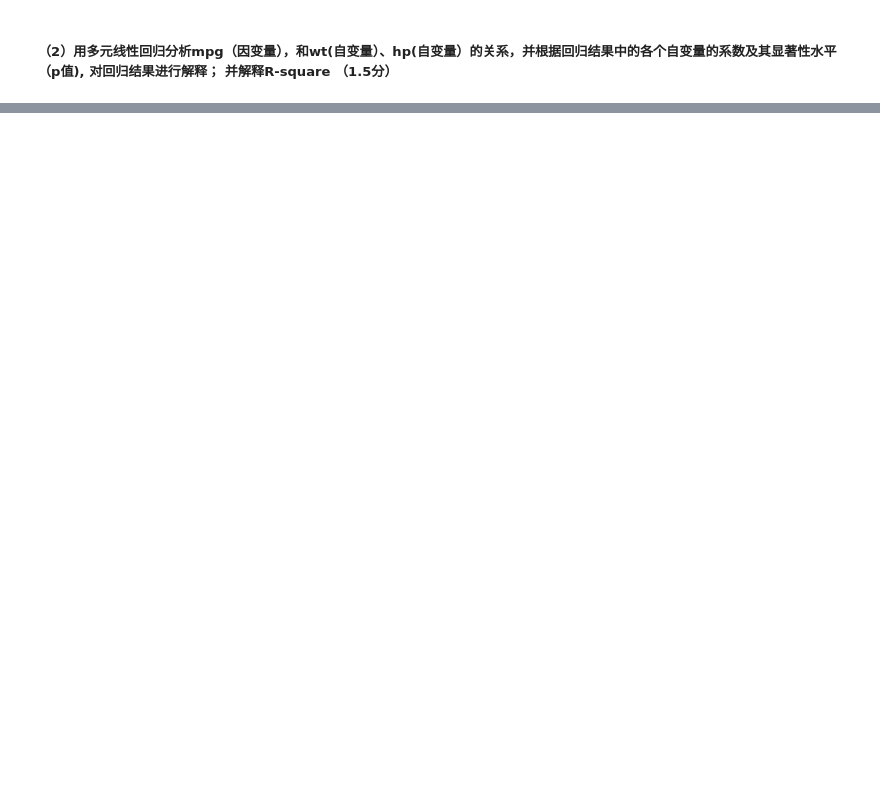
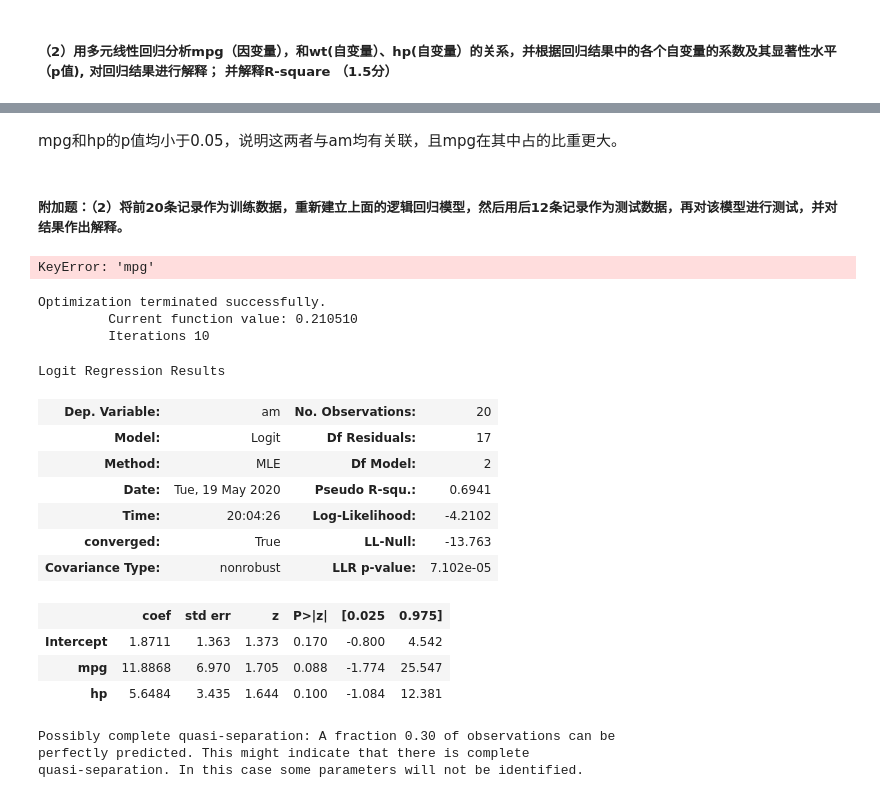
Before and after one commit to pyb0924/BI148_HW, a Jupyter notebook: Unit5HW/Unit5HW.ipynb, the cells around one changed output, grey strips where cells are left out. Cells and saved outputs as stored; diff of their text form; code cells hidden in the pictures; blank space fills up the shorter version.

```diff
--- a/Unit5HW/Unit5HW.ipynb
+++ b/Unit5HW/Unit5HW.ipynb
@@ -75,0 +169,36 @@ KendalltauResult(correlation=-0.3103724477828569, pvalue=8.600565143832718e-28)
+# %% [markdown]
+mpg和hp的p值均小于0.05，说明这两者与am均有关联，且mpg在其中占的比重更大。
+# %% [markdown]
+##### 附加题：（2）将前20条记录作为训练数据，重新建立上面的逻辑回归模型，然后用后12条记录作为测试数据，再对该模型进行测试，并对结果作出解释。
+# %%
+from sklearn.model_selection import train_test_split
+train, test = train_test_split(df, test_size=12/32)
+###Normalization
+# Assuming same lines from your example
+cols_to_norm = "mpg","hp"
+train[cols_to_norm] = train[cols_to_norm].apply(lambda x: (x - x.mean()) / (x.std()))
+test[cols_to_norm] = test[cols_to_norm].apply(lambda x: (x - x.mean()) / (x.std()))
+# %% [output]
+KeyError: 'mpg'
+# %%
+model=smf.logit('am~mpg+hp',data=train).fit()
+model.summary()
+# %% [output]
+Optimization terminated successfully.
+         Current function value: 0.210510
+         Iterations 10
+Logit Regression Results
+| Dep. Variable: | am | No. Observations: | 20 |
+| Model: | Logit | Df Residuals: | 17 |
+| Method: | MLE | Df Model: | 2 |
+| Date: | Tue, 19 May 2020 | Pseudo R-squ.: | 0.6941 |
+| Time: | 20:04:26 | Log-Likelihood: | -4.2102 |
+| converged: | True | LL-Null: | -13.763 |
+| Covariance Type: | nonrobust | LLR p-value: | 7.102e-05 |
+|  | coef | std err | z | P>|z| | [0.025 | 0.975] |
+| Intercept | 1.8711 | 1.363 | 1.373 | 0.170 | -0.800 | 4.542 |
+| mpg | 11.8868 | 6.970 | 1.705 | 0.088 | -1.774 | 25.547 |
+| hp | 5.6484 | 3.435 | 1.644 | 0.100 | -1.084 | 12.381 |
+Possibly complete quasi-separation: A fraction 0.30 of observations can be
+perfectly predicted. This might indicate that there is complete
+quasi-separation. In this case some parameters will not be identified.
```
Also changed, not shown: parts of 12 cells of this notebook, 5 other files.
